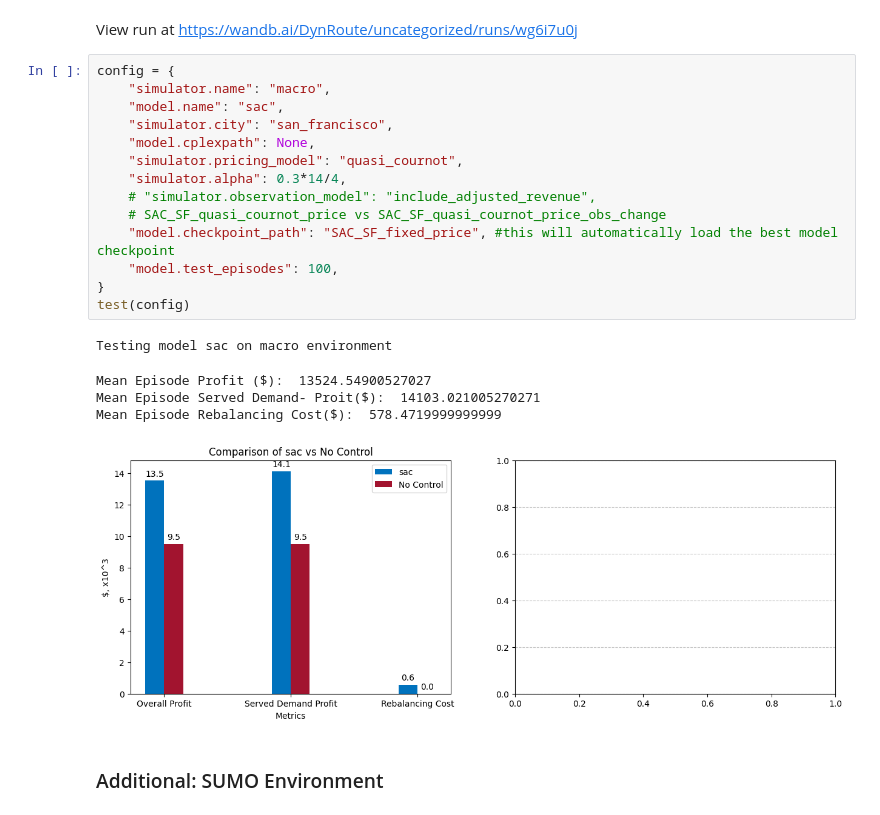
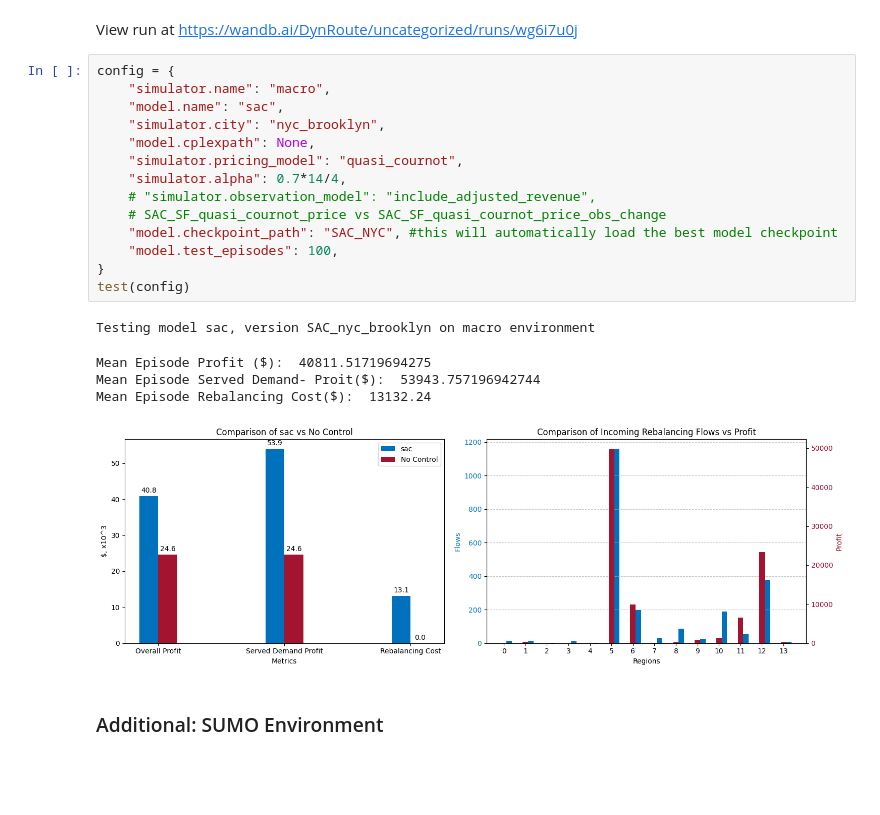
Before and after one commit to sastry-group/Dynamic-Routing-with-Competition, a Jupyter notebook: tutorial.ipynb, the cells around one changed output. Saved outputs shown, nothing was run; the diff lists cells and outputs as text; blank space fills up the shorter version.

Commit message:
Running various single firm price change experiments

```diff
--- a/tutorial.ipynb
+++ b/tutorial.ipynb
@@ -273,23 +273,23 @@ View run at https://wandb.ai/DynRoute/uncategorized/runs/wg6i7u0j
 # %%
 config = {
     "simulator.name": "macro",
     "model.name": "sac",
-    "simulator.city": "san_francisco",
+    "simulator.city": "nyc_brooklyn",
     "model.cplexpath": None,
     "simulator.pricing_model": "quasi_cournot",
-    "simulator.alpha": 0.3*14/4,
+    "simulator.alpha": 0.7*14/4,
     # "simulator.observation_model": "include_adjusted_revenue",
     # SAC_SF_quasi_cournot_price vs SAC_SF_quasi_cournot_price_obs_change
-    "model.checkpoint_path": "SAC_SF_fixed_price", #this will automatically load the best model checkpoint
+    "model.checkpoint_path": "SAC_NYC", #this will automatically load the best model checkpoint
     "model.test_episodes": 100,
 }
 test(config)
 # %% [output]
-Testing model sac on macro environment
+Testing model sac, version SAC_nyc_brooklyn on macro environment
-Mean Episode Profit ($):  13524.54900527027
-Mean Episode Served Demand- Proit($):  14103.021005270271
-Mean Episode Rebalancing Cost($):  578.4719999999999
+Mean Episode Profit ($):  40811.51719694275
+Mean Episode Served Demand- Proit($):  53943.757196942744
+Mean Episode Rebalancing Cost($):  13132.24
-[figure, old version]
+[figure, new version]
 # %% [markdown]
 ### Additional: SUMO Environment
 # %% [markdown]
```
Also changed, not shown: 6 other files.
